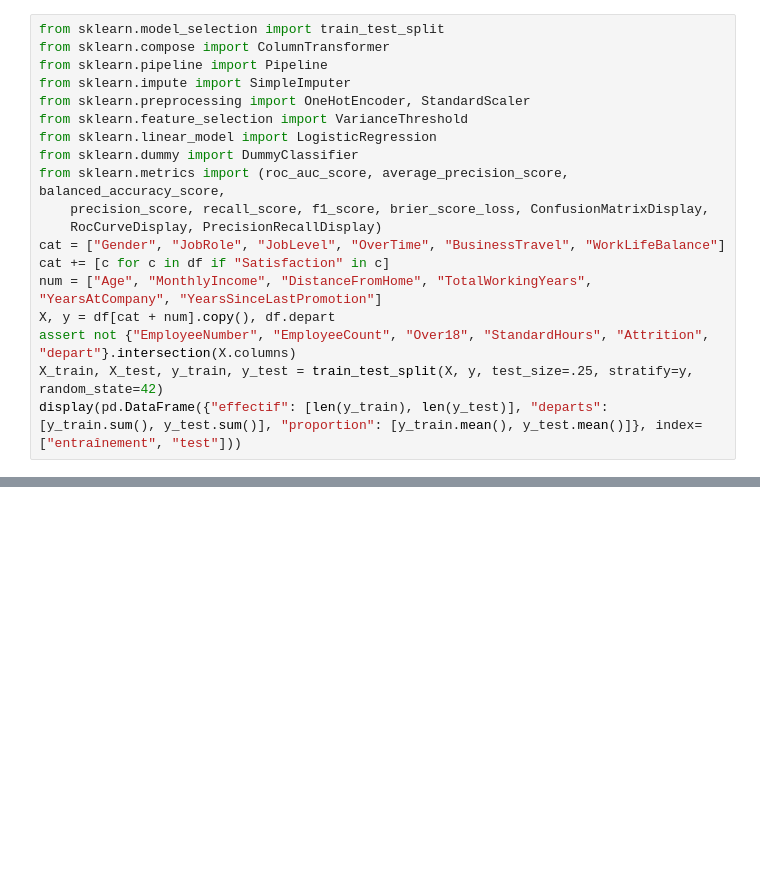
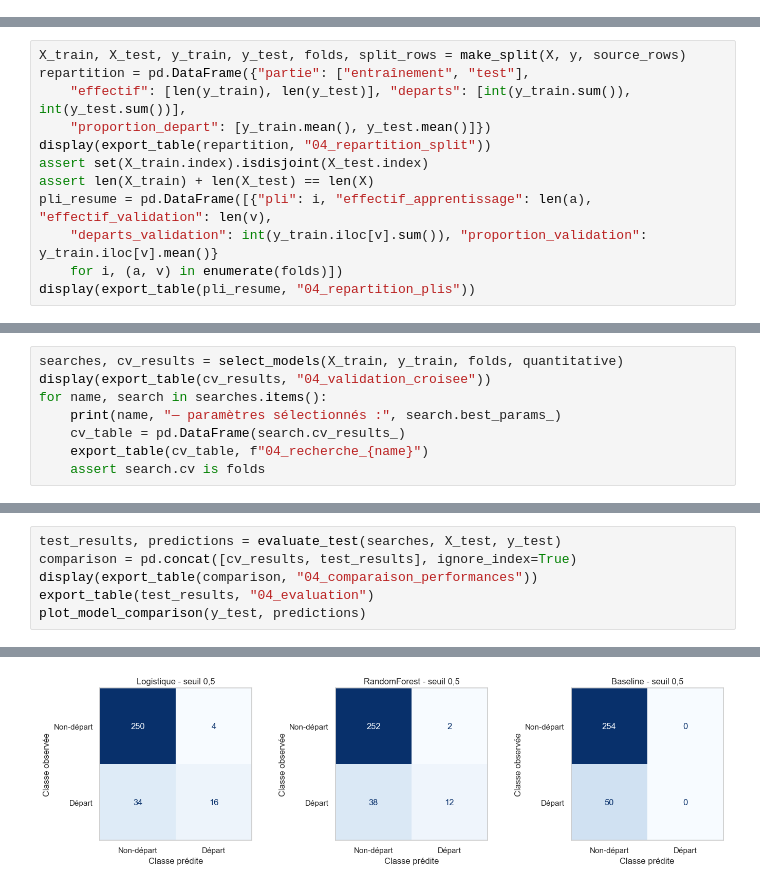
Before and after one commit to alexloug/capgemini-invent-ozone, a Jupyter notebook: notebooks/04_attrition_model.ipynb, the cells around one changed output, grey strips where cells are left out. Drawn from its saved outputs; the diff is of its cells as text; blank space fills up the shorter version.

Commit message:
Ajoute l'audit des données et compare les pipelines d'attrition

```diff
--- a/notebooks/04_attrition_model.ipynb
+++ b/notebooks/04_attrition_model.ipynb
@@ -24,19 +34,0 @@ Choix limité de variables pour conserver la lisibilité et éviter des mesures
-# %%
-from sklearn.model_selection import train_test_split
-from sklearn.compose import ColumnTransformer
-from sklearn.pipeline import Pipeline
-from sklearn.impute import SimpleImputer
-from sklearn.preprocessing import OneHotEncoder, StandardScaler
-from sklearn.feature_selection import VarianceThreshold
-from sklearn.linear_model import LogisticRegression
-from sklearn.dummy import DummyClassifier
-from sklearn.metrics import (roc_auc_score, average_precision_score, balanced_accuracy_score,
-    precision_score, recall_score, f1_score, brier_score_loss, ConfusionMatrixDisplay,
-    RocCurveDisplay, PrecisionRecallDisplay)
-cat = ["Gender", "JobRole", "JobLevel", "OverTime", "BusinessTravel", "WorkLifeBalance"]
-cat += [c for c in df if "Satisfaction" in c]
-num = ["Age", "MonthlyIncome", "DistanceFromHome", "TotalWorkingYears", "YearsAtCompany", "YearsSinceLastPromotion"]
-X, y = df[cat + num].copy(), df.depart
-assert not {"EmployeeNumber", "EmployeeCount", "Over18", "StandardHours", "Attrition", "depart"}.intersection(X.columns)
-X_train, X_test, y_train, y_test = train_test_split(X, y, test_size=.25, stratify=y, random_state=42)
-display(pd.DataFrame({"effectif": [len(y_train), len(y_test)], "departs": [y_train.sum(), y_test.sum()], "proportion": [y_train.mean(), y_test.mean()]}, index=["entraînement", "test"]))
@@ -160,0 +92,12 @@ Pour l’expansion, prioriser des pilotes RH collectifs sur la charge, les dépl
+# %%
+X_train, X_test, y_train, y_test, folds, split_rows = make_split(X, y, source_rows)
+repartition = pd.DataFrame({"partie": ["entraînement", "test"],
+    "effectif": [len(y_train), len(y_test)], "departs": [int(y_train.sum()), int(y_test.sum())],
+    "proportion_depart": [y_train.mean(), y_test.mean()]})
+display(export_table(repartition, "04_repartition_split"))
+assert set(X_train.index).isdisjoint(X_test.index)
+assert len(X_train) + len(X_test) == len(X)
+pli_resume = pd.DataFrame([{"pli": i, "effectif_apprentissage": len(a), "effectif_validation": len(v),
+    "departs_validation": int(y_train.iloc[v].sum()), "proportion_validation": y_train.iloc[v].mean()}
+    for i, (a, v) in enumerate(folds)])
+display(export_table(pli_resume, "04_repartition_plis"))
@@ -160,0 +172,8 @@ Pour l’expansion, prioriser des pilotes RH collectifs sur la charge, les dépl
+# %%
+searches, cv_results = select_models(X_train, y_train, folds, quantitative)
+display(export_table(cv_results, "04_validation_croisee"))
+for name, search in searches.items():
+    print(name, "— paramètres sélectionnés :", search.best_params_)
+    cv_table = pd.DataFrame(search.cv_results_)
+    export_table(cv_table, f"04_recherche_{name}")
+    assert search.cv is folds
@@ -160,0 +196,7 @@ Pour l’expansion, prioriser des pilotes RH collectifs sur la charge, les dépl
+# %%
+test_results, predictions = evaluate_test(searches, X_test, y_test)
+comparison = pd.concat([cv_results, test_results], ignore_index=True)
+display(export_table(comparison, "04_comparaison_performances"))
+export_table(test_results, "04_evaluation")
+plot_model_comparison(y_test, predictions)
+# %% [output]
@@ -160,0 +210 @@ Pour l’expansion, prioriser des pilotes RH collectifs sur la charge, les dépl
+[figure, added]
```
Also changed, not shown: parts of 27 cells of this notebook, 45 other files.
